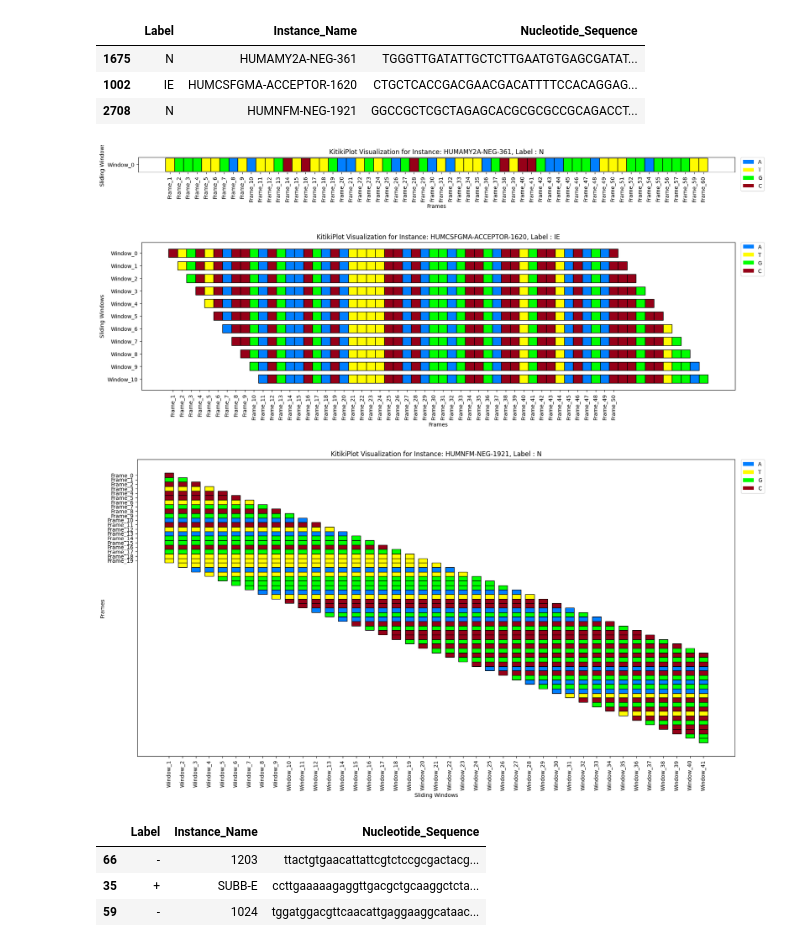
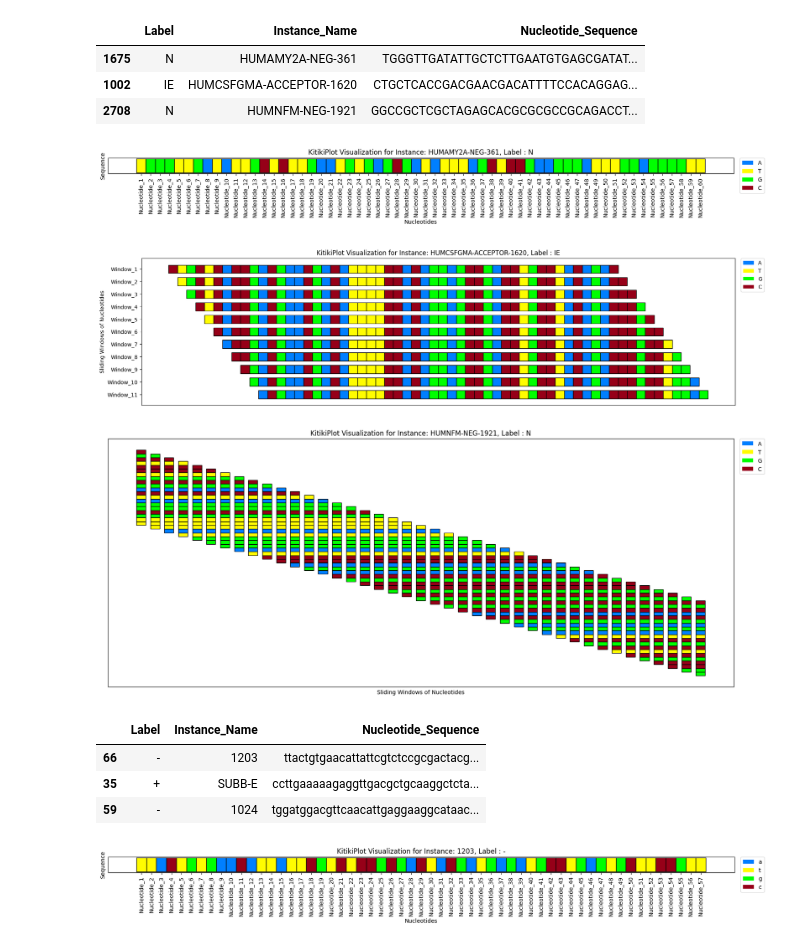
Before and after one commit to BodduSriPavan-111/kitikiplot, a Jupyter notebook: examples/Genome_Analysis.ipynb, the cells around one changed output. Saved outputs shown, nothing was run; the diff lists cells and outputs as text; code cells hidden in the pictures.

Commit message:
feat: updated-x-y-label-x-y-prefixes-logic

```diff
--- a/examples/Genome_Analysis.ipynb
+++ b/examples/Genome_Analysis.ipynb
@@ -20,20 +20,23 @@ df
 # %%
 index= 0
 
 plot= KitikiPlot( data= [i for i in df.iloc[index, 2]], stride= 1, window_length= len(df.iloc[index, 2]) )
 
 plot.plot(
         figsize= (20, 0.5),
-        transpose= True,
         cell_width= 2,
         cmap= {'A': '#007FFF', 'T': "#fffc00", "G": "#00ff00", "C": "#960018"},
-        legend_kwargs= {"bbox_to_anchor": (1.01, 1), "loc":'upper left', "borderaxespad": 0.},
+        transpose= True,
+        xlabel= "Nucleotides",
+        ylabel= "Sequence",
+        display_yticks= False,
+        xtick_prefix= "Nucleotide",
+        xticks_rotation= 90,
+        title= "KitikiPlot Visualization for Instance: "+df.iloc[index, 1].strip()+", Label : "+df.iloc[index,0].strip(),
         display_legend= True,
-        display_yticks= True,
-        xticks_rotation= 90,
-        title= "KitikiPlot Visualization for Instance: "+df.iloc[index, 1].strip()+", Label : "+df.iloc[index,0].strip())
+        legend_kwargs= {"bbox_to_anchor": (1.01, 1), "loc":'upper left', "borderaxespad": 0.})
 # %% [output]
-[figure, old version]
+[figure, new version]
 # %%
 index= 1
 
@@ -41,31 +44,39 @@ plot= KitikiPlot( data= [i for i in df.iloc[index, 2]], stride= 1, window_length
 
 plot.plot(
         figsize= (20, 5),
+        cell_width= 2,
+        cmap= {'A': '#007FFF', 'T': "#fffc00", "G": "#00ff00", "C": "#960018"},
         transpose= True,
-        cell_width= 2,
+        xlabel= "",
+        ylabel= "Sliding Windows of Nucleotides",
+        display_xticks= False,
+        ytick_prefix= "Window",
         xticks_rotation= 90,
-        cmap= {'A': '#007FFF', 'T': "#fffc00", "G": "#00ff00", "C": "#960018"},
-        legend_kwargs= {"bbox_to_anchor": (1.01, 1), "loc":'upper left', "borderaxespad": 0.},
         display_legend= True,
-        title= "KitikiPlot Visualization for Instance: "+df.iloc[index, 1].strip()+", Label : "+df.iloc[index,0].strip())
+        title= "KitikiPlot Visualization for Instance: "+df.iloc[index, 1].strip()+", Label : "+df.iloc[index,0].strip(),
+        legend_kwargs= {"bbox_to_anchor": (1.01, 1), "loc":'upper left', "borderaxespad": 0.})
 # %% [output]
-[figure, old version]
+[figure, new version]
 # %%
 index= 2
 
 plot= KitikiPlot( data= [i for i in df.iloc[index, 2]], stride= 1, window_length= 20 )
 
 plot.plot(
-        figsize= (20, 10),
+        figsize= (20, 8),
+        cell_width= 2,
+        cmap= {'A': '#007FFF', 'T': "#fffc00", "G": "#00ff00", "C": "#960018"},
         transpose= False,
-        cell_width= 2,
+        xlabel= "Sliding Windows of Nucleotides",
+        ylabel= " ",
+        display_xticks= False,
+        display_yticks= False,
         xticks_rotation= 90,
-        cmap= {'A': '#007FFF', 'T': "#fffc00", "G": "#00ff00", "C": "#960018"},
-        legend_kwargs= {"bbox_to_anchor": (1.01, 1), "loc":'upper left', "borderaxespad": 0.},
+        title= "KitikiPlot Visualization for Instance: "+df.iloc[index, 1].strip()+", Label : "+df.iloc[index,0].strip(),
         display_legend= True,
-        title= "KitikiPlot Visualization for Instance: "+df.iloc[index, 1].strip()+", Label : "+df.iloc[index,0].strip())
+        legend_kwargs= {"bbox_to_anchor": (1.01, 1), "loc":'upper left', "borderaxespad": 0.})
 # %% [output]
-[figure, old version]
+[figure, new version]
 # %%
 df= pd.read_csv( r"C:\Users\sinch\Desktop\kitikiplot\datasets\molecular+biology+promoter+gene+sequences\promoters.data", header= None )
 df.columns= ["Label", "Instance_Name", "Nucleotide_Sequence"]
@@ -77,4 +88,24 @@ df.head()
 | 66 | - | 1203 | ttactgtgaacattattcgtctccgcgactacg... |
 | 35 | + | SUBB-E | ccttgaaaaagaggttgacgctgcaaggctcta... |
 | 59 | - | 1024 | tggatggacgttcaacattgaggaaggcataac... |
+# %%
+index= 0
+
+plot= KitikiPlot( data= [i for i in df.iloc[index, 2]], stride= 1, window_length= len(df.iloc[index, 2]) )
+
+plot.plot(
+        figsize= (20, 0.5),
+        cell_width= 2,
+        cmap= {'a': '#007FFF', 't': "#fffc00", "g": "#00ff00", "c": "#960018"},
+        transpose= True,
+        xlabel= "Nucleotides",
+        ylabel= "Sequence",
+        display_yticks= False,
+        xtick_prefix= "Nucleotide",
+        xticks_rotation= 90,
+        title= "KitikiPlot Visualization for Instance: "+df.iloc[index, 1].strip()+", Label : "+df.iloc[index,0].strip(),
+        display_legend= True,
+        legend_kwargs= {"bbox_to_anchor": (1.01, 1), "loc":'upper left', "borderaxespad": 0.})
+# %% [output]
+[figure, added]
 # %%
```
Also changed, not shown: parts of 3 cells of this notebook, 1 other file.
